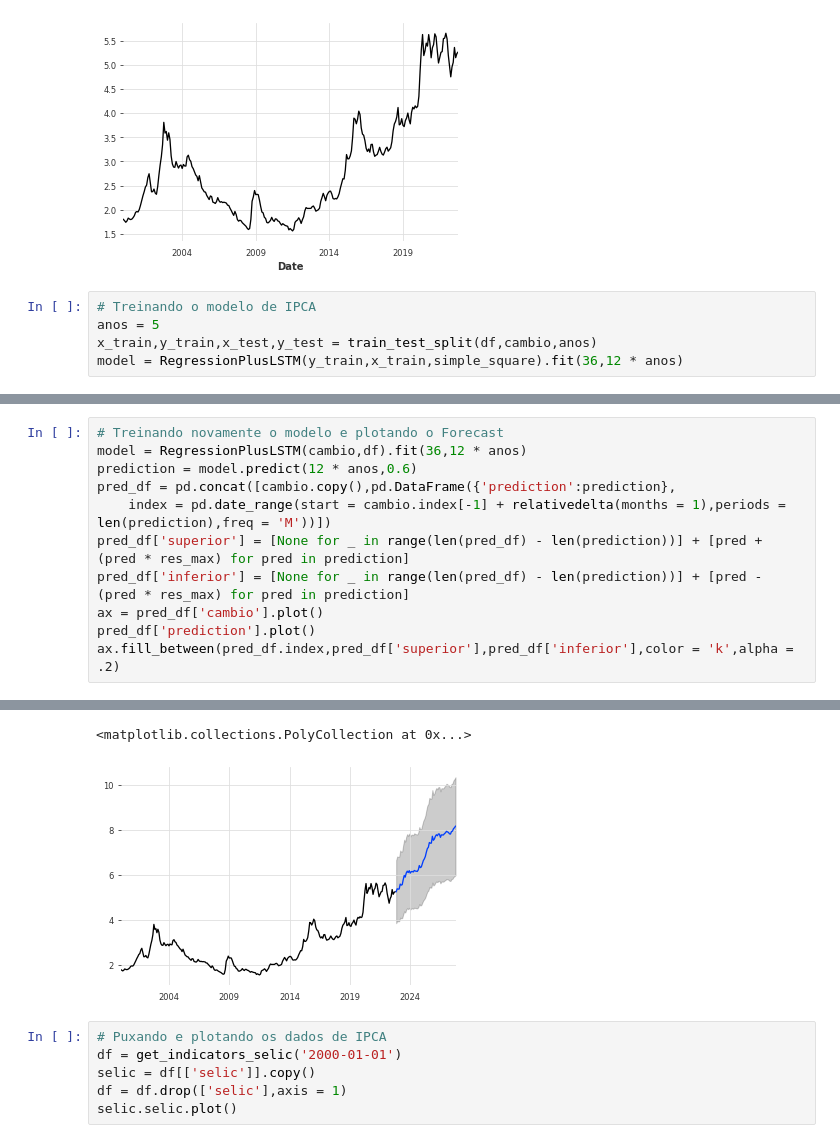
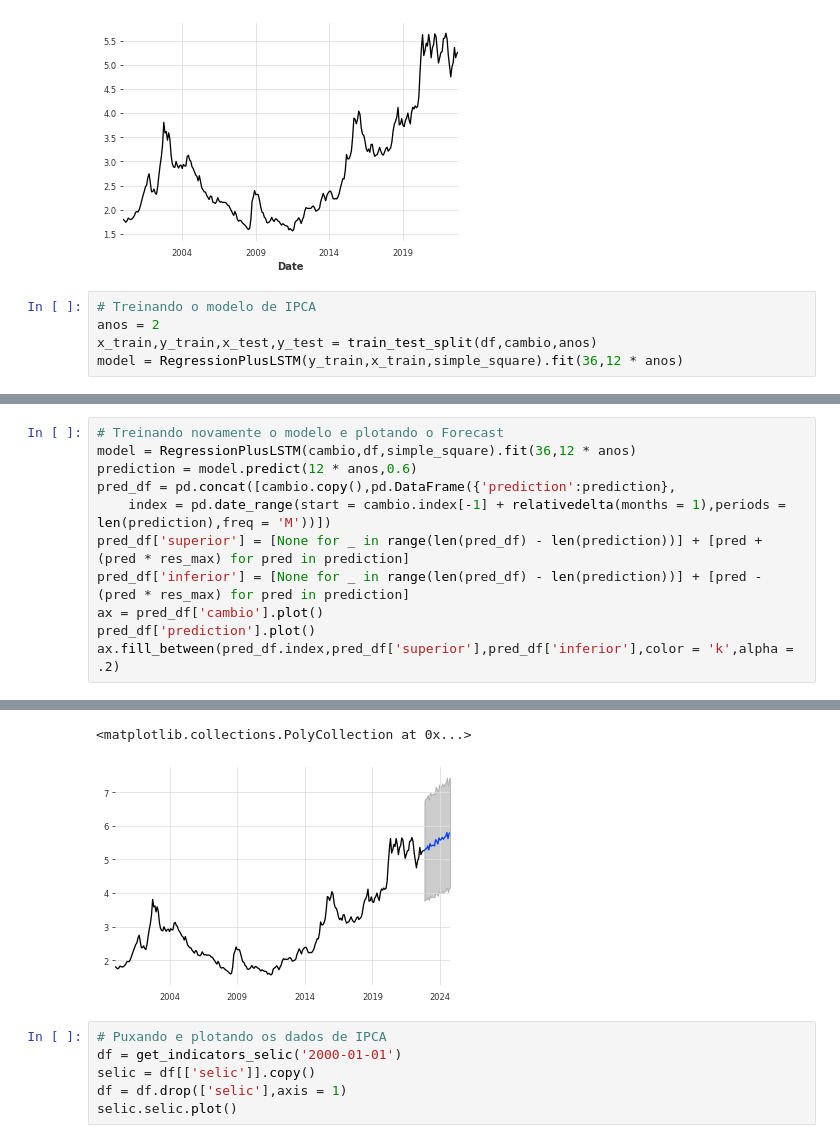
Before and after one commit to aruasouza/CTG, a Jupyter notebook: definitive_models.ipynb, the cells around one changed output, grey strips where cells are left out. Saved outputs shown, nothing was run; the diff lists cells and outputs as text.

```diff
--- a/definitive_models.ipynb
+++ b/definitive_models.ipynb
@@ -206,7 +206,7 @@ cambio.cambio.plot()
 [figure]
 # %%
 # Treinando o modelo de IPCA
-anos = 5
+anos = 2
 x_train,y_train,x_test,y_test = train_test_split(df,cambio,anos)
 model = RegressionPlusLSTM(y_train,x_train,simple_square).fit(36,12 * anos)
 # %% [output]
@@ -237,6 +237,6 @@ MSE: 0.4551283901715872
 # %%
 # Treinando novamente o modelo e plotando o Forecast
-model = RegressionPlusLSTM(cambio,df).fit(36,12 * anos)
+model = RegressionPlusLSTM(cambio,df,simple_square).fit(36,12 * anos)
 prediction = model.predict(12 * anos,0.6)
 pred_df = pd.concat([cambio.copy(),pd.DataFrame({'prediction':prediction},
     index = pd.date_range(start = cambio.index[-1] + relativedelta(months = 1),periods = len(prediction),freq = 'M'))])
@@ -255,5 +255,5 @@ ax.fill_between(pred_df.index,pred_df['superior'],pred_df['inferior'],color = 'k
 <matplotlib.collections.PolyCollection at 0x...>
-[figure, old version]
+[figure, new version]
 # %%
 # Puxando e plotando os dados de IPCA
 df = get_indicators_selic('2000-01-01')
```
Also changed, not shown: parts of 9 cells of this notebook.
